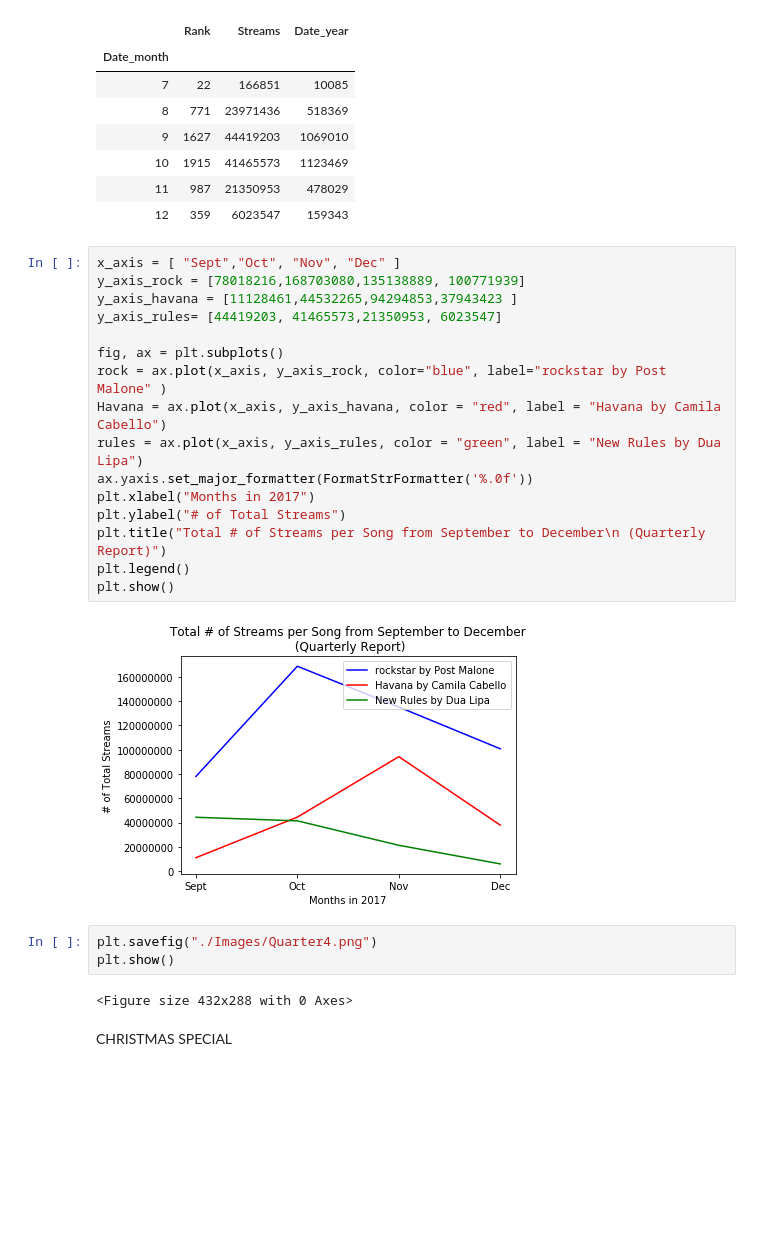
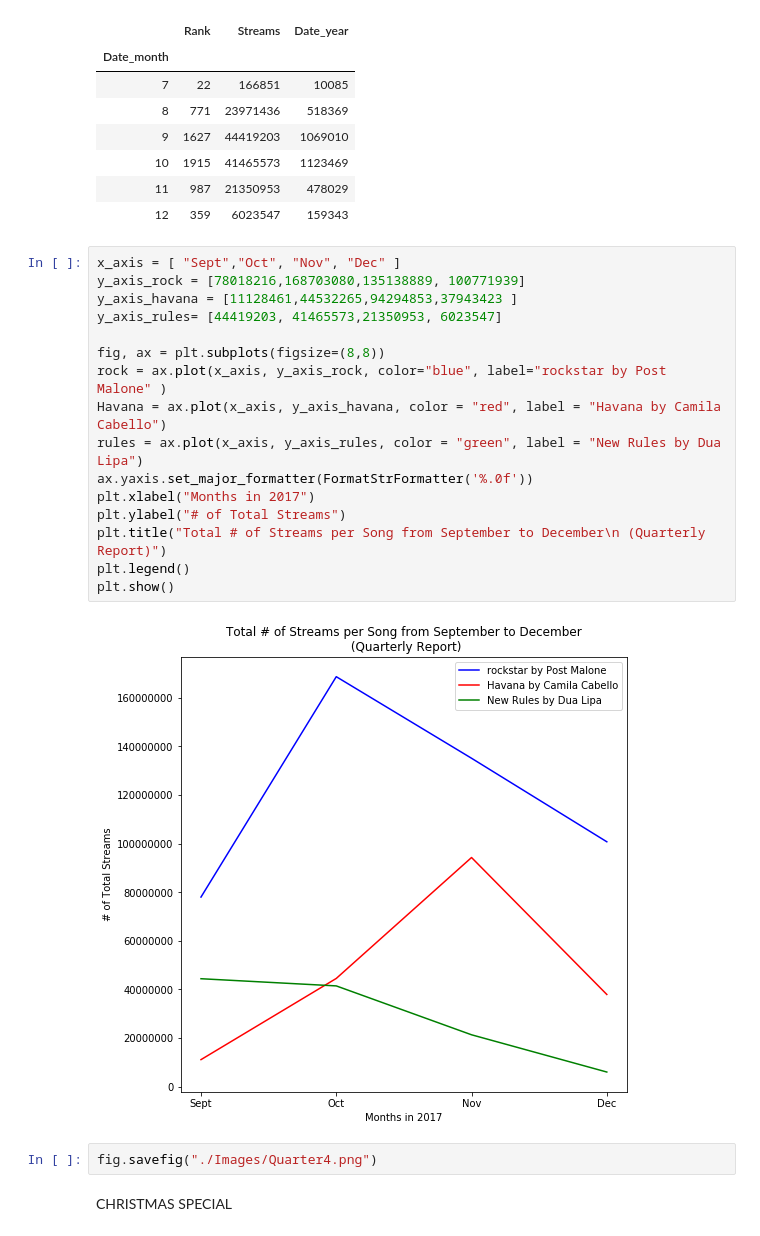
Before and after one commit to alejcoronel/Project-1, a Jupyter notebook: Finalized Notebook.ipynb, the cells around one changed output. Drawn from its saved outputs; the diff is of its cells as text; blank space fills up the shorter version.

```diff
--- a/Finalized Notebook.ipynb
+++ b/Finalized Notebook.ipynb
@@ -488,26 +479,23 @@ new_rules
 # %%
 x_axis = [ "Sept","Oct", "Nov", "Dec" ]
 y_axis_rock = [78018216,168703080,135138889, 100771939]
 y_axis_havana = [11128461,44532265,94294853,37943423 ]
 y_axis_rules= [44419203, 41465573,21350953, 6023547]
 
-fig, ax = plt.subplots()
+fig, ax = plt.subplots(figsize=(8,8))
 rock = ax.plot(x_axis, y_axis_rock, color="blue", label="rockstar by Post Malone" )
 Havana = ax.plot(x_axis, y_axis_havana, color = "red", label = "Havana by Camila Cabello")
 rules = ax.plot(x_axis, y_axis_rules, color = "green", label = "New Rules by Dua Lipa")
 ax.yaxis.set_major_formatter(FormatStrFormatter('%.0f'))
 plt.xlabel("Months in 2017")
 plt.ylabel("# of Total Streams")
 plt.title("Total # of Streams per Song from September to December\n (Quarterly Report)")
 plt.legend()
 plt.show()
 # %% [output]
-[figure, old version]
+[figure, new version]
 # %%
-plt.savefig("./Images/Quarter4.png")
-plt.show()
+fig.savefig("./Images/Quarter4.png")
-# %% [output]
-<Figure size 432x288 with 0 Axes>
 # %% [markdown]
 CHRISTMAS SPECIAL
 # %%
```
Also changed, not shown: parts of 19 cells of this notebook, 10 other files.
